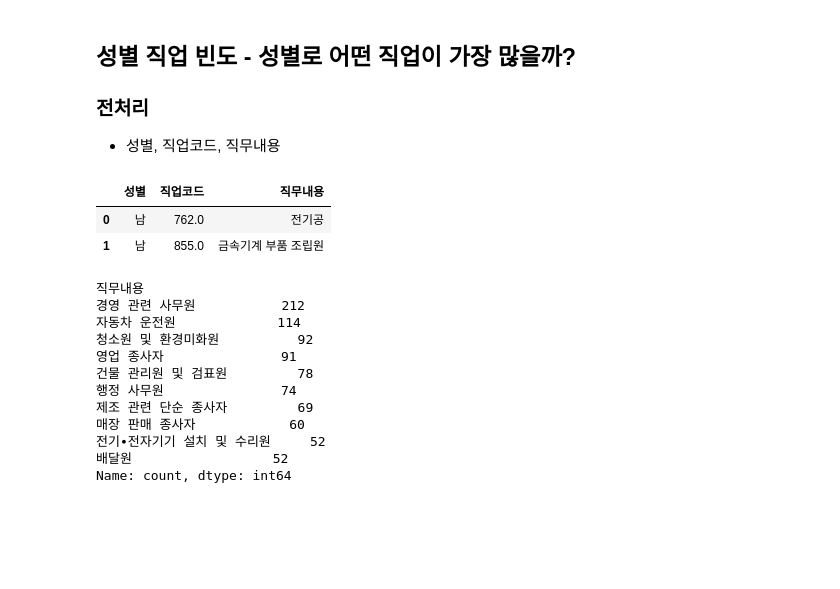
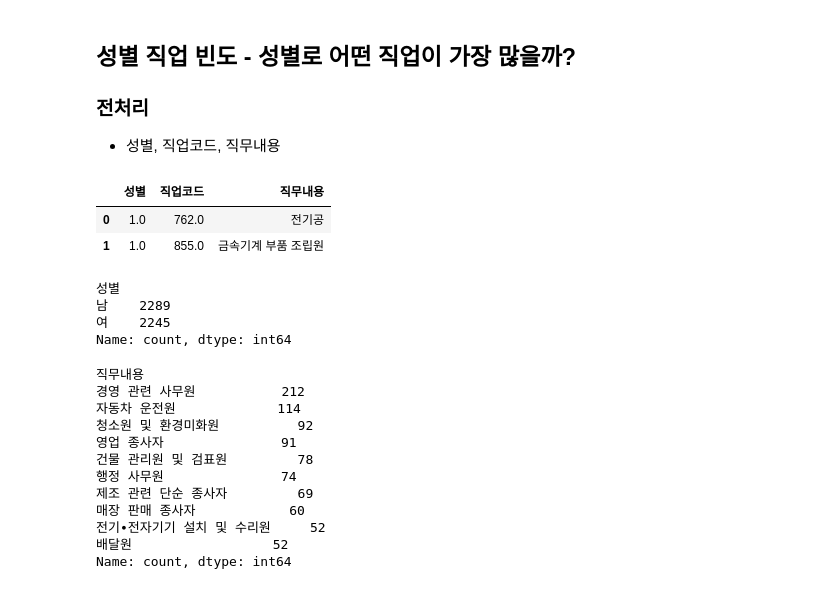
Before and after one commit to teacher88/AI, a Jupyter notebook: Basic/06_Project.ipynb, the cells around one changed output. Cells and saved outputs as stored; diff of their text form; code cells hidden in the pictures; blank space fills up the shorter version.

```diff
--- a/Basic/06_Project.ipynb
+++ b/Basic/06_Project.ipynb
@@ -615,4 +638,6 @@ KruskalResult(statistic=2104.3728897890423, pvalue=0.0)
 ### 직업 변수 검토 및 전처리
 * 직업코드 변수와 코드북의 직업분류코드 병합
 # %%
+person=pd.read_csv('./Data/pandas/project/person.csv')
 ex_five=person.copy()
+ex_five.shape
@@ -654,7 +680,7 @@ Name: count, Length: 150, dtype: int64
 #### 코드북의 직업분류코드
 # %%
 # 전처리 - Koweps_Codebook_2019.xlsx
-job_data=pd.read_excel(r'D:\Edu\Machine Learning\workspace\PythonBasic\Data\pandas\preoject\Koweps_Codebook_2019.xlsx', sheet_name='직종코드')
+job_data=pd.read_excel('./Data/pandas/project/Koweps_Codebook_2019.xlsx', sheet_name='직종코드')
 job_data.shape      # (156, 2)
 job_data.head()
 # %% [output]
@@ -681,6 +707,6 @@ job_list.head()
 #### 한국복지패널과 직업분류코드 병합
 # %%
 # left join : 왼쪽 정보를 기준으로 결합한다. (왼쪽 정보가 조건에 부합하지 않아도 모두 결합)
-ex_five_merage=ex_five.merge(job_list, on='직업코드', how='left')   # how='inner' 차이는 없다.
+ex_five_merage=ex_five.merge(job_list, on='직업코드', how='inner')   # how='inner' 차이는 없다.
 ex_five_merage.head()
 # %% [output]
@@ -715,0 +721,3 @@ memory usage: 354.3+ KB
+# %%
+ex_five_merage.dropna(inplace=True)
+ex_five_merage.info()
@@ -814,12 +838,21 @@ KruskalResult(statistic=2504.604573255475, pvalue=0.0)
 ### 전처리
 * 성별, 직업코드, 직무내용
 # %%
-ex_six=ex_five_merage[['성별', '직업코드', '직무내용']]
-ex_six.head(2)
+ex_six_imsi=ex_five_merage[['성별', '직업코드', '직무내용']]
+ex_six_imsi.head(2)
 # %% [output]
 |  | 성별 | 직업코드 | 직무내용 |
-| 0 | 남 | 762.0 | 전기공 |
-| 1 | 남 | 855.0 | 금속기계 부품 조립원 |
+| 0 | 1.0 | 762.0 | 전기공 |
+| 1 | 1.0 | 855.0 | 금속기계 부품 조립원 |
+# %%
+ex_six=ex_six_imsi.copy()
+ex_six['성별']=np.where(ex_six['성별']==1.0, '남', '여')
+ex_six['성별'].value_counts()
+# %% [output]
+성별
+남    2289
+여    2245
+Name: count, dtype: int64
 # %%
 # 남성
 male=ex_six[ex_six['성별']=='남']
```
Also changed, not shown: parts of 25 cells of this notebook.
